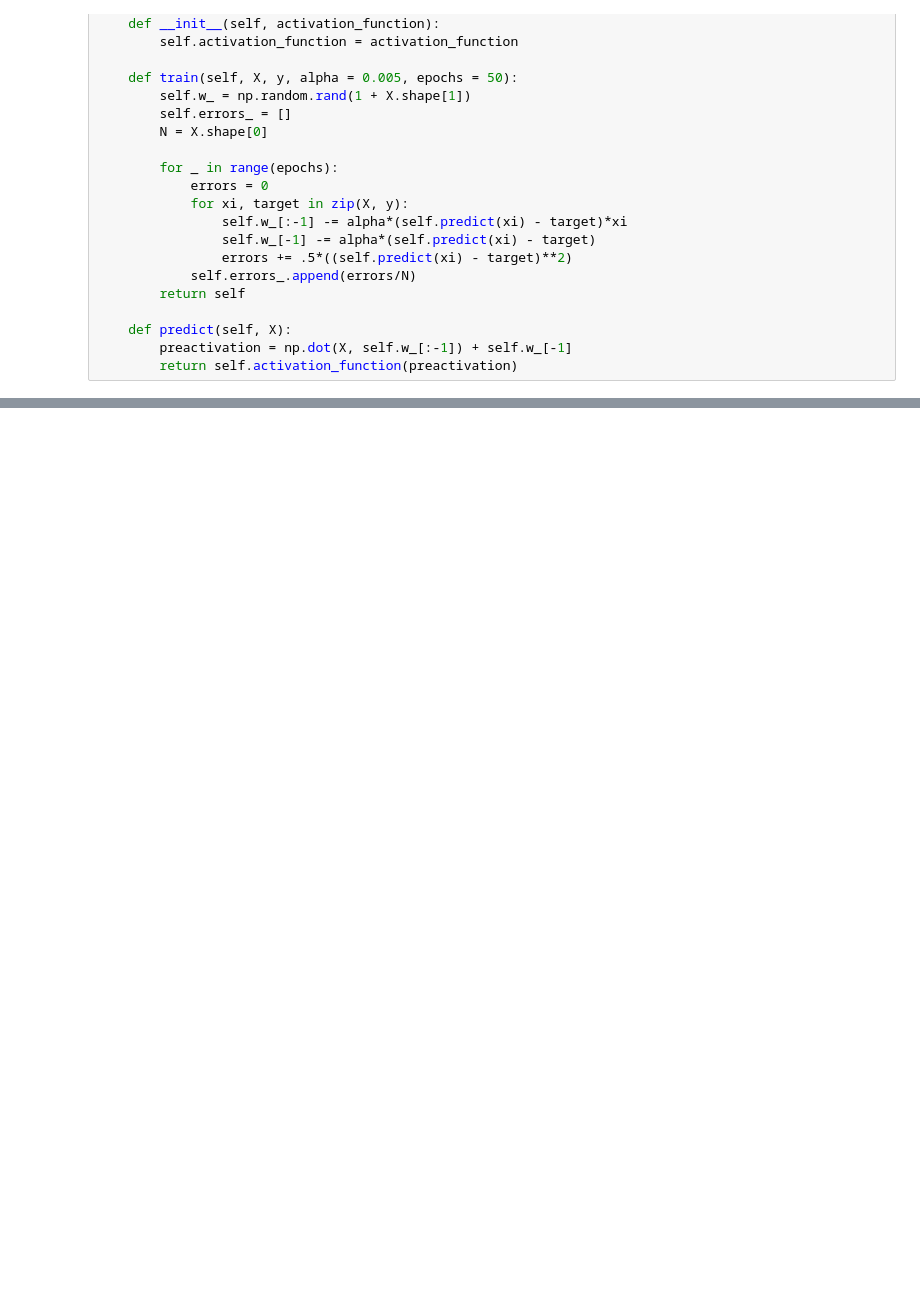
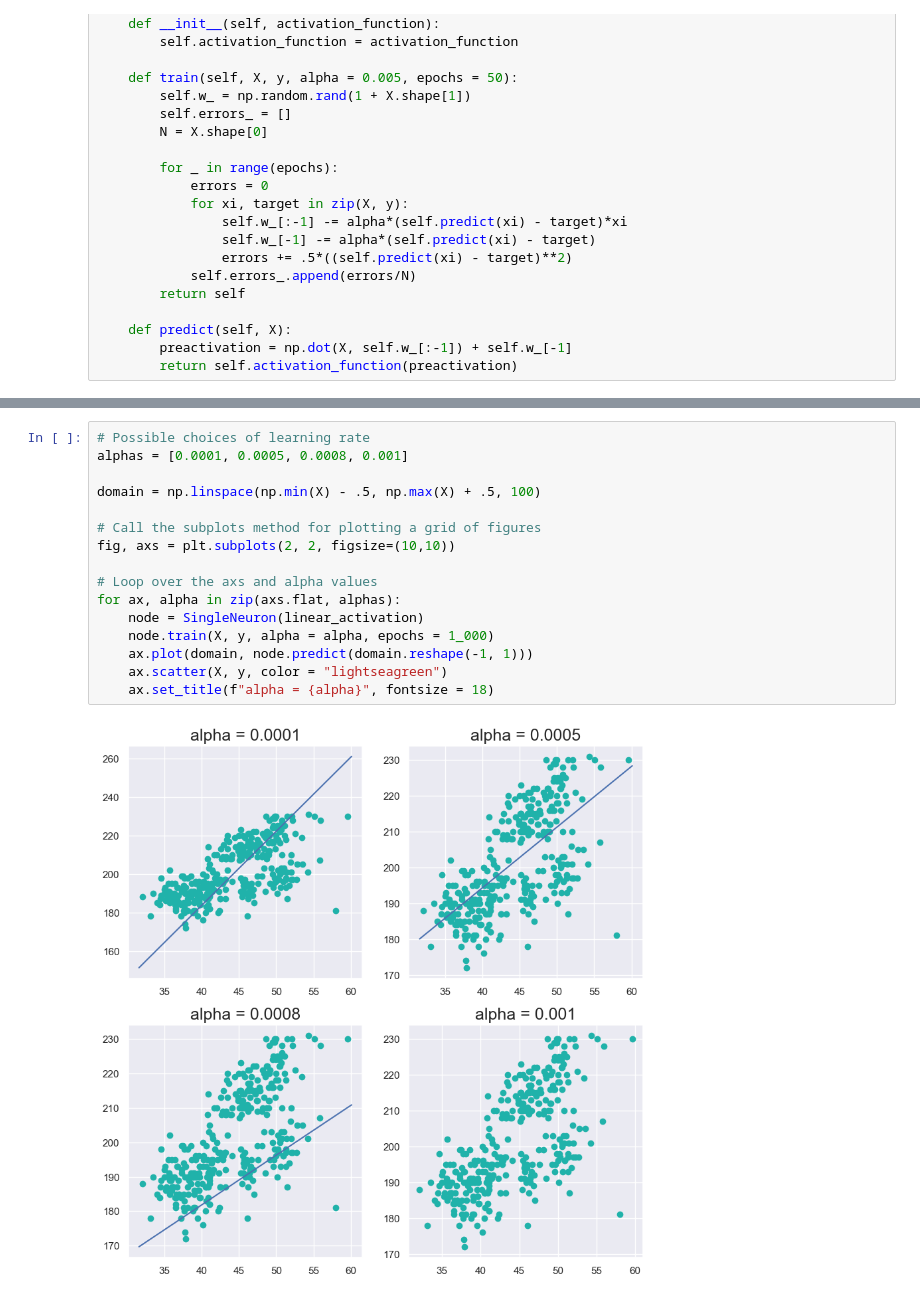
Before and after one commit to Kay-zttang/ML-Course-Notes, a Jupyter notebook: Lec4_The_Gradient_Descent/The_Gradient_Descent.ipynb, the cells around one changed output, grey strips where cells are left out. Saved outputs shown, nothing was run; the diff lists cells and outputs as text; blank space fills up the shorter version.

```diff
--- a/Lec4_The_Gradient_Descent/The_Gradient_Descent.ipynb
+++ b/Lec4_The_Gradient_Descent/The_Gradient_Descent.ipynb
@@ -157,0 +202,18 @@ for ax, alpha in zip(axs.flat, alphas):
+# %%
+# Possible choices of learning rate
+alphas = [0.0001, 0.0005, 0.0008, 0.001]
+
+domain = np.linspace(np.min(X) - .5, np.max(X) + .5, 100)
+
+# Call the subplots method for plotting a grid of figures
+fig, axs = plt.subplots(2, 2, figsize=(10,10))
+
+# Loop over the axs and alpha values
+for ax, alpha in zip(axs.flat, alphas):
+    node = SingleNeuron(linear_activation)
+    node.train(X, y, alpha = alpha, epochs = 1_000)
+    ax.plot(domain, node.predict(domain.reshape(-1, 1)))
+    ax.scatter(X, y, color = "lightseagreen")
+    ax.set_title(f"alpha = {alpha}", fontsize = 18)
+# %% [output]
+[figure, added]
```
Also changed, not shown: parts of 8 cells of this notebook.
